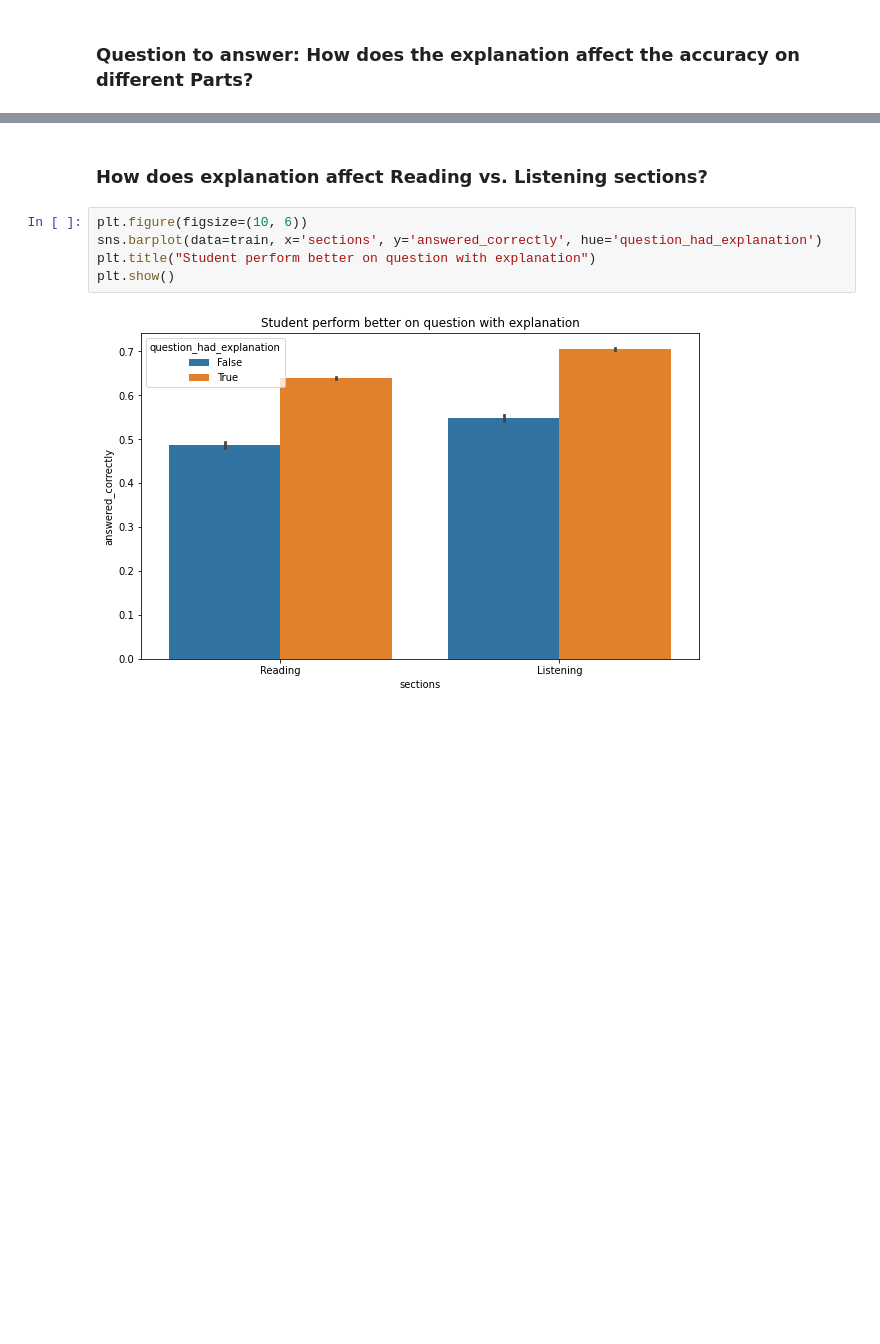
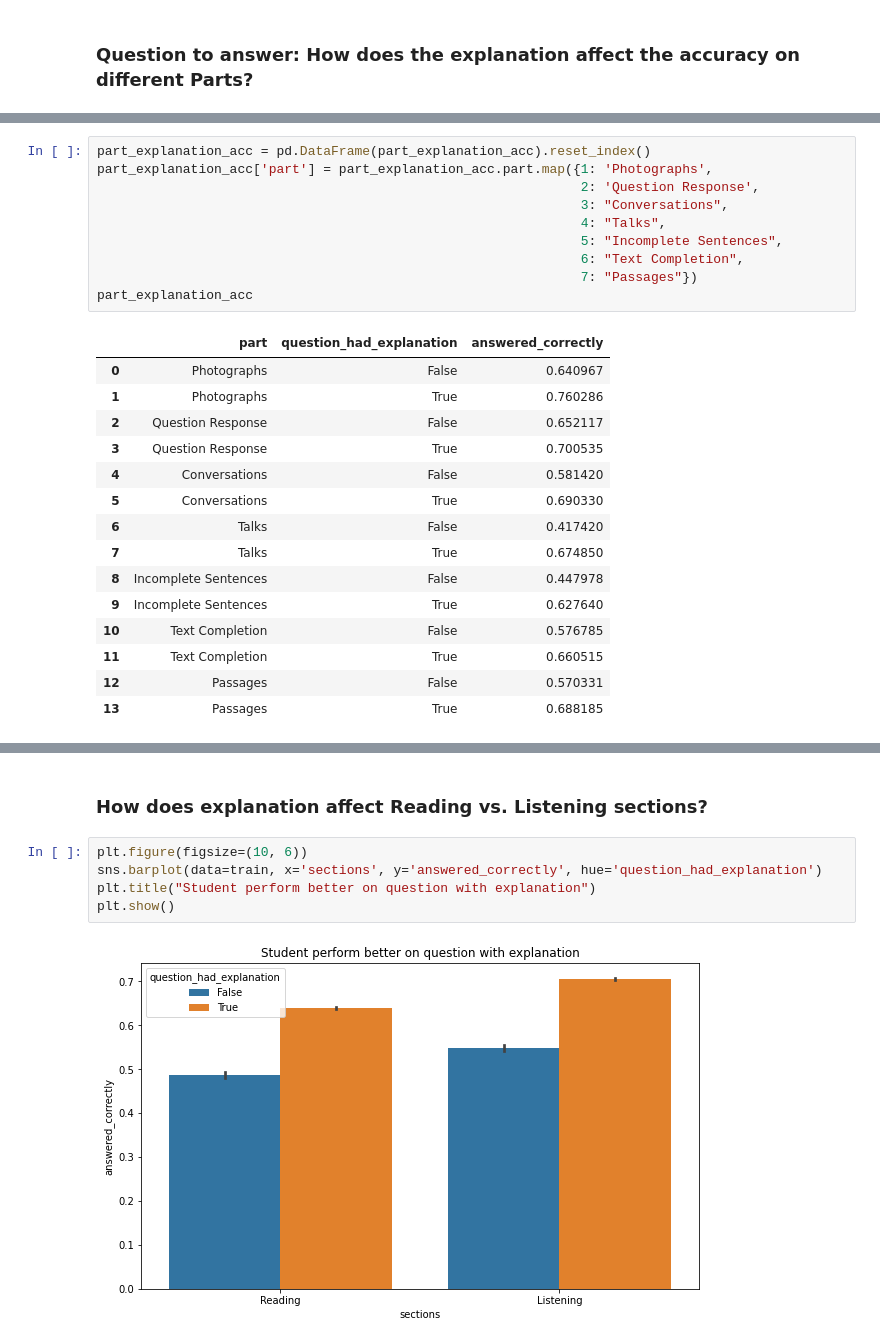
Before and after one commit to Riiid-Team/AI-Learning, a Jupyter notebook: MVP-Shi.ipynb, the cells around one changed output, grey strips where cells are left out. Saved outputs shown, nothing was run; the diff lists cells and outputs as text; blank space fills up the shorter version.

```diff
--- a/MVP-Shi.ipynb
+++ b/MVP-Shi.ipynb
@@ -1536,0 +1565,26 @@ plt.show()
+# %%
+part_explanation_acc = pd.DataFrame(part_explanation_acc).reset_index()
+part_explanation_acc['part'] = part_explanation_acc.part.map({1: 'Photographs',
+                                                              2: 'Question Response',
+                                                              3: "Conversations",
+                                                              4: "Talks",
+                                                              5: "Incomplete Sentences",
+                                                              6: "Text Completion",
+                                                              7: "Passages"})
+part_explanation_acc
+# %% [output]
+|  | part | question_had_explanation | answered_correctly |
+| 0 | Photographs | False | 0.640967 |
+| 1 | Photographs | True | 0.760286 |
+| 2 | Question Response | False | 0.652117 |
+| 3 | Question Response | True | 0.700535 |
+| 4 | Conversations | False | 0.581420 |
+| 5 | Conversations | True | 0.690330 |
+| 6 | Talks | False | 0.417420 |
+| 7 | Talks | True | 0.674850 |
+| 8 | Incomplete Sentences | False | 0.447978 |
+| 9 | Incomplete Sentences | True | 0.627640 |
+| 10 | Text Completion | False | 0.576785 |
+| 11 | Text Completion | True | 0.660515 |
+| 12 | Passages | False | 0.570331 |
+| 13 | Passages | True | 0.688185 |
```
Also changed, not shown: parts of 7 cells of this notebook.
